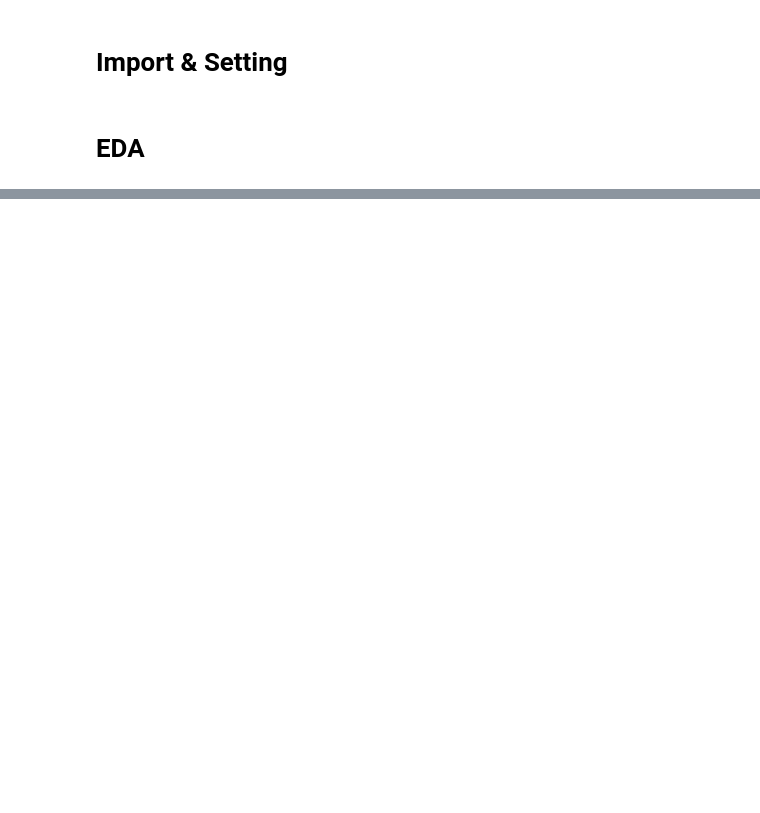
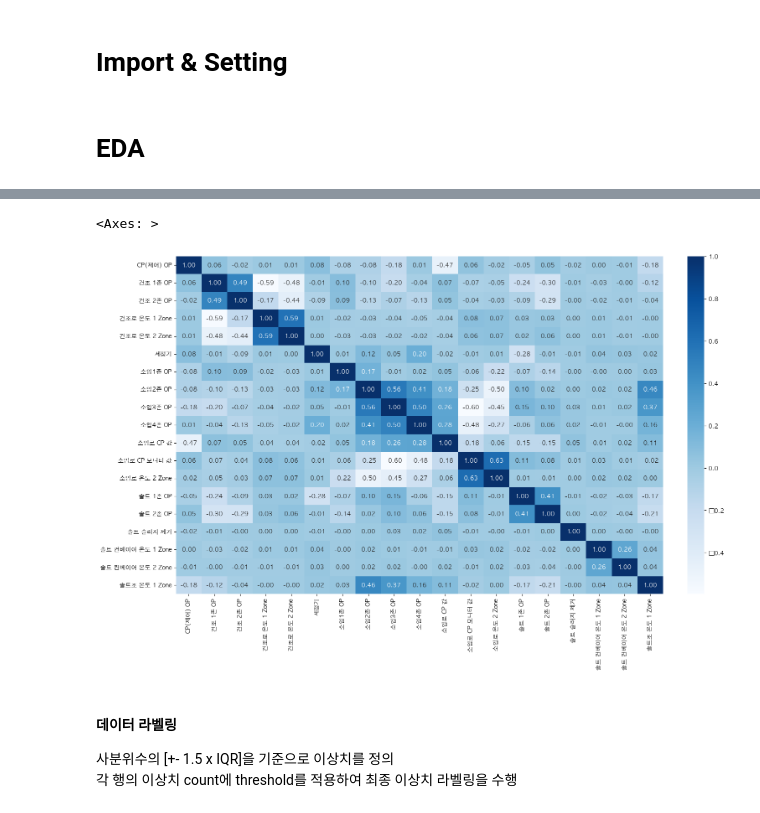
Before and after one commit to LEEINSEO-0118/Heat_Treatment_PdM, a Jupyter notebook: Code/eda.ipynb, the cells around one changed output, grey strips where cells are left out. Saved outputs shown, nothing was run; the diff lists cells and outputs as text; code cells hidden in the pictures; blank space fills up the shorter version.

```diff
--- a/Code/eda.ipynb
+++ b/Code/eda.ipynb
@@ -43,0 +298,3 @@ dtype: int64
+# %%
+eda_data = total_data.drop(columns=['Series', '소입로 온도 1 Zone', '소입로 온도 3 Zone', '소입로 온도 4 Zone', '솔트 CONV 1존', '솔트 CONV 2존', '솔트조 온도 2 Zone'])
+eda_data.columns
@@ -43,0 +307,10 @@ dtype: int64
+# %%
+plt.figure(figsize=(15, 10), constrained_layout=True) # 전체 플롯 크기 설정
+sns.heatmap(data = eda_data.corr(), annot=True, fmt='.2f', cmap='Blues')
+# %% [output]
+<Axes: >
+[figure, added]
+# %% [markdown]
+#### 데이터 라벨링
+사분위수의 [+- 1.5 x IQR]을 기준으로 이상치를 정의
+각 행의 이상치 count에 threshold를 적용하여 최종 이상치 라벨링을 수행
```
Also changed, not shown: parts of 31 cells of this notebook.
